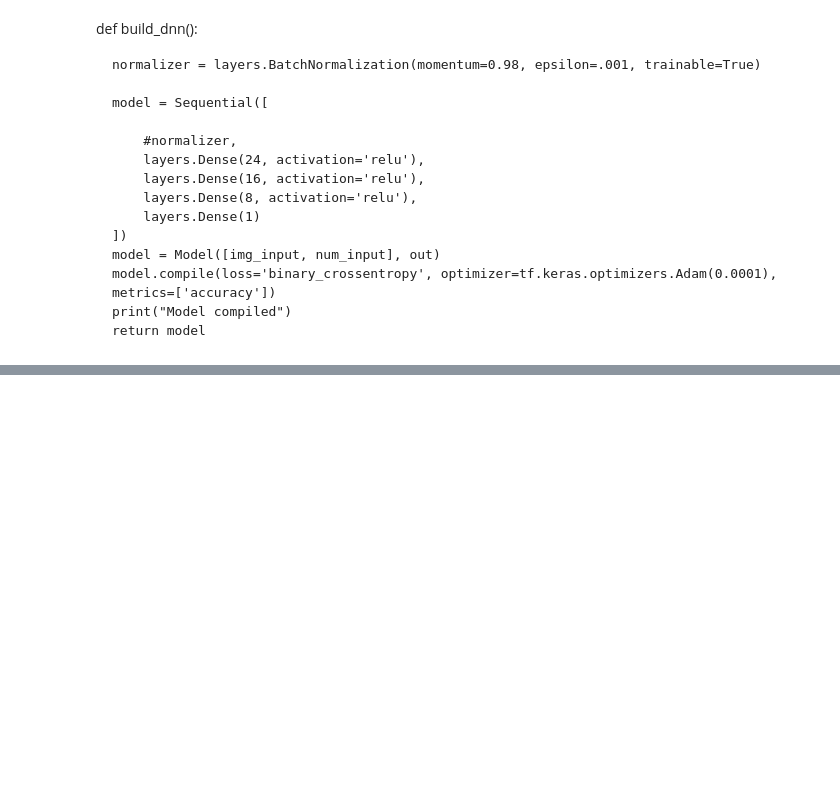
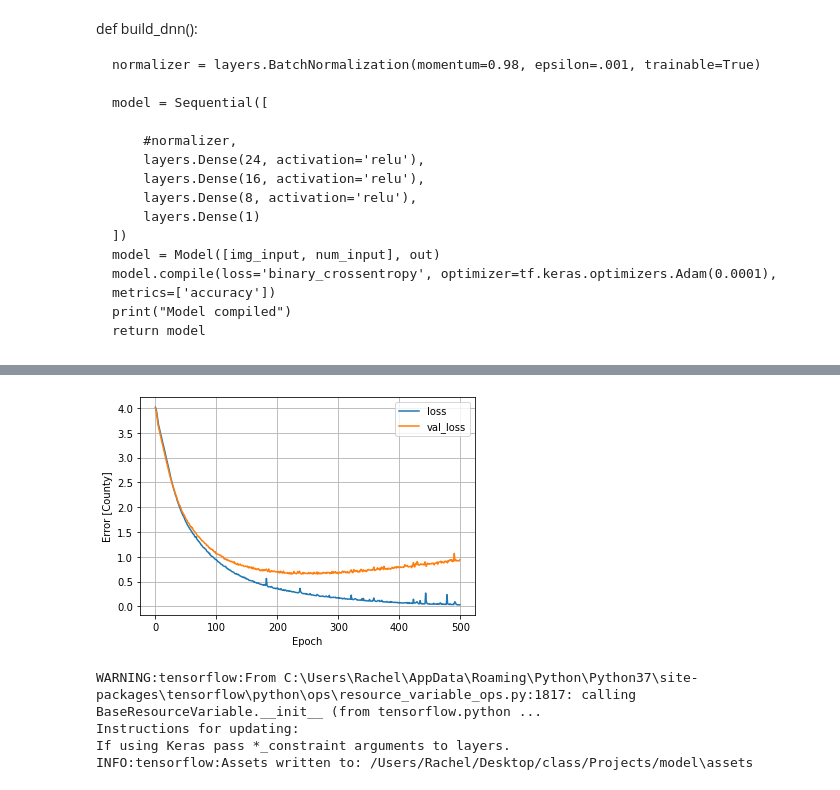
Before and after one commit to winneylee/california-wildfires, a Jupyter notebook: Fire_analysis.ipynb, the cells around one changed output, grey strips where cells are left out. Drawn from its saved outputs; the diff is of its cells as text; code cells hidden in the pictures; blank space fills up the shorter version.

```diff
--- a/Fire_analysis.ipynb
+++ b/Fire_analysis.ipynb
@@ -185,3 +248,3 @@ def merged_build_dnn(fire_shape, climate_shape, numclasses):
 # %%
-model = build_dnn((5,), len(one_hot_labels[0]))
+model = build_dnn((7,), len(one_hot_labels[0]))
 # %% [output]
@@ -257,0 +354,11 @@ county_names[0]
+# %%
+plot_loss(history)
+# %% [output]
+[figure, added]
+# %%
+model.save('/Users/Rachel/Desktop/class/Projects/model')
+# %% [output]
+WARNING:tensorflow:From C:\Users\Rachel\AppData\Roaming\Python\Python37\site-packages\tensorflow\python\ops\resource_variable_ops.py:1817: calling BaseResourceVariable.__init__ (from tensorflow.python ...
+Instructions for updating:
+If using Keras pass *_constraint arguments to layers.
+INFO:tensorflow:Assets written to: /Users/Rachel/Desktop/class/Projects/model\assets
```
Also changed, not shown: parts of 28 cells of this notebook.
